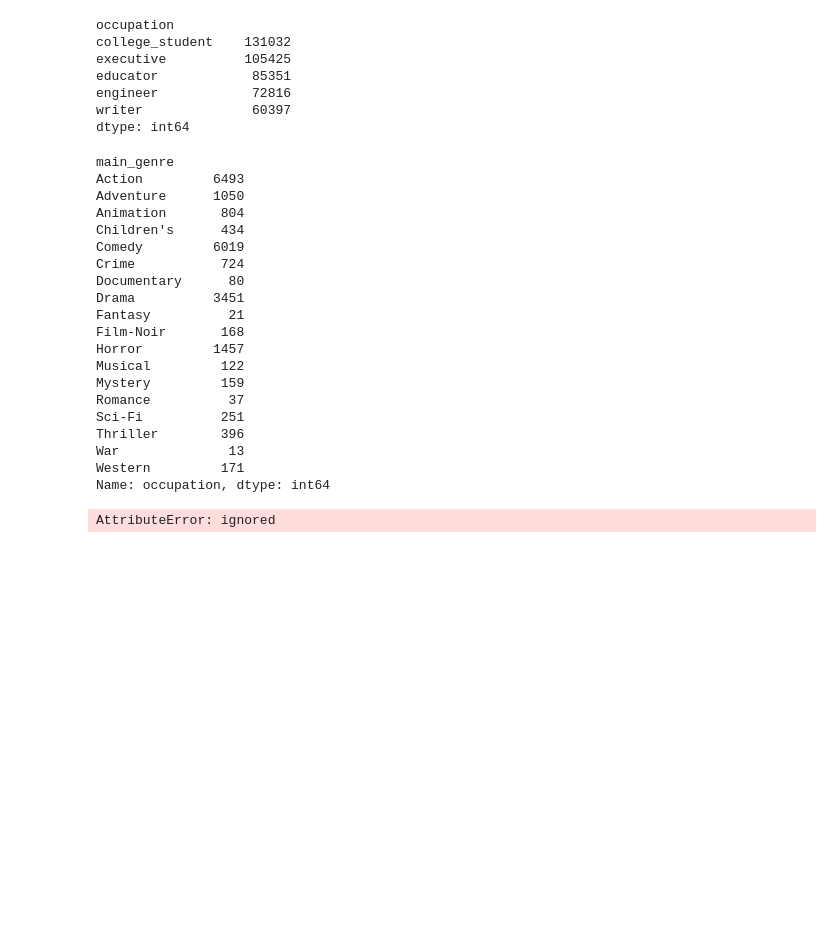
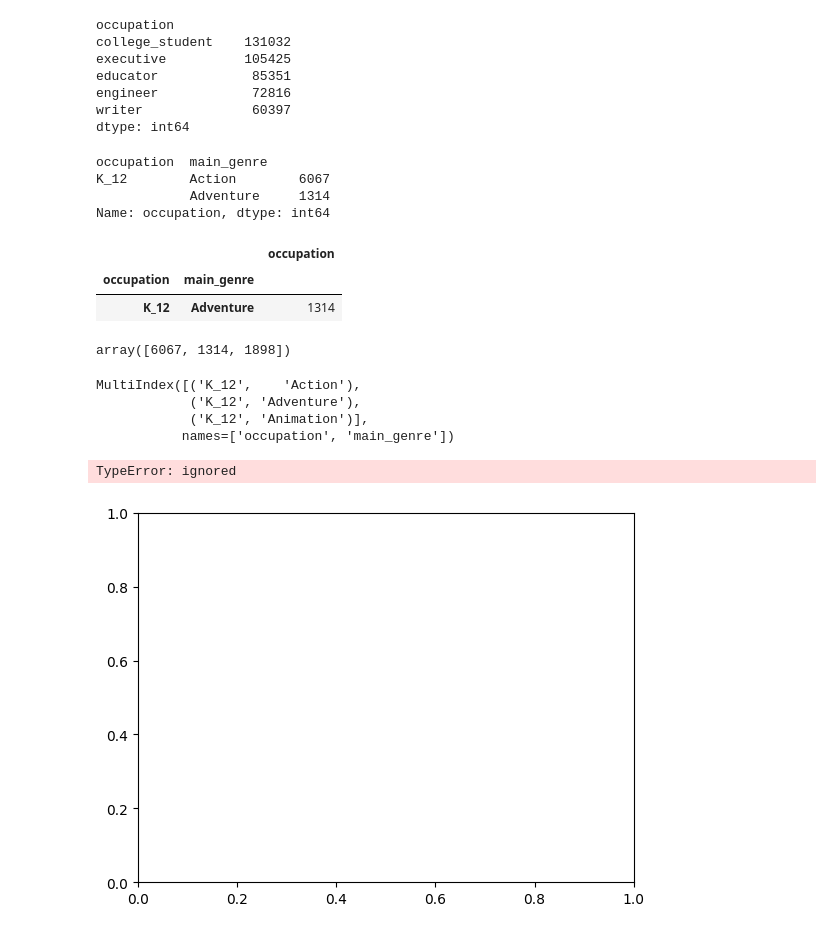
Before and after one commit to yunong-E/cp2-Recommendation-System, a Jupyter notebook: Recommendation_System_ver_2_0.ipynb, the cells around one changed output. Saved outputs shown, nothing was run; the diff lists cells and outputs as text; code cells hidden in the pictures; blank space fills up the shorter version.

```diff
--- a/Recommendation_System_ver_2_0.ipynb
+++ b/Recommendation_System_ver_2_0.ipynb
@@ -875,27 +1223,33 @@ engineer            72816
 writer              60397
 dtype: int64
 # %%
-temp2.customer_service
+temp2[:2]
 # %% [output]
-main_genre
-Action         6493
-Adventure      1050
-Animation       804
-Children's      434
-Comedy         6019
-Crime           724
-Documentary      80
-Drama          3451
-Fantasy          21
-Film-Noir       168
-Horror         1457
-Musical         122
-Mystery         159
-Romance          37
-Sci-Fi          251
-Thriller        396
-War              13
-Western         171
+occupation  main_genre
+K_12        Action        6067
+            Adventure     1314
 Name: occupation, dtype: int64
+# %%
+temp2[1:2]
+# %% [output]
+|  |  | occupation |
+| occupation | main_genre |  |
+| K_12 | Adventure | 1314 |
+# %%
+temp2[:3].values
+# %% [output]
+array([6067, 1314, 1898])
+# %%
+temp2[:3].index
+# %% [output]
+MultiIndex([('K_12',    'Action'),
+            ('K_12', 'Adventure'),
+            ('K_12', 'Animation')],
+           names=['occupation', 'main_genre'])
+# %%
+plt.plot(temp2[:3].index, temp2[:3].values)
+# %% [output]
+TypeError: ignored
+[figure, added]
 # %%
 # top5 장르, top5 직업군?
@@ -915,4 +1255,0 @@ for i in range(len(temp)):
-# %%
-temp2.occupation
-# %% [output]
-AttributeError: ignored
```
Also changed, not shown: parts of 40 cells of this notebook.
